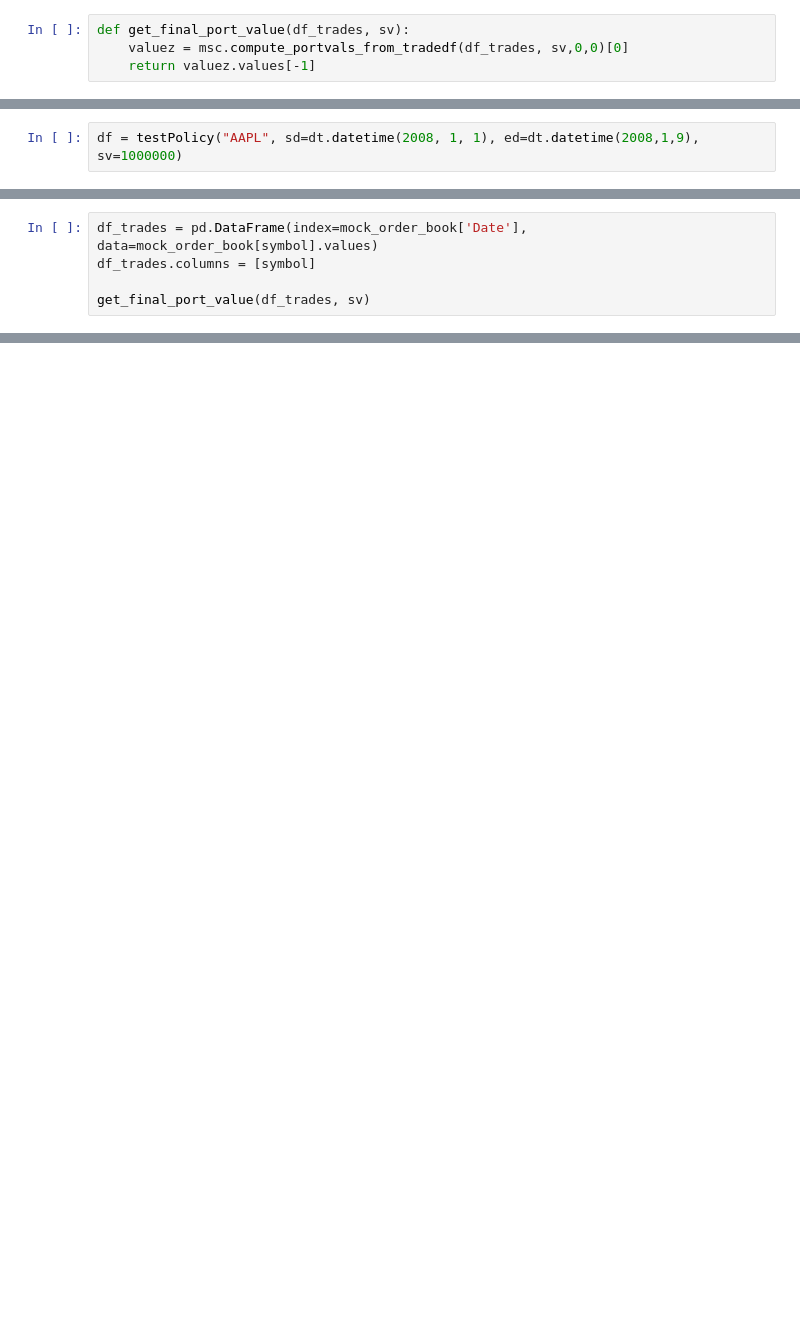
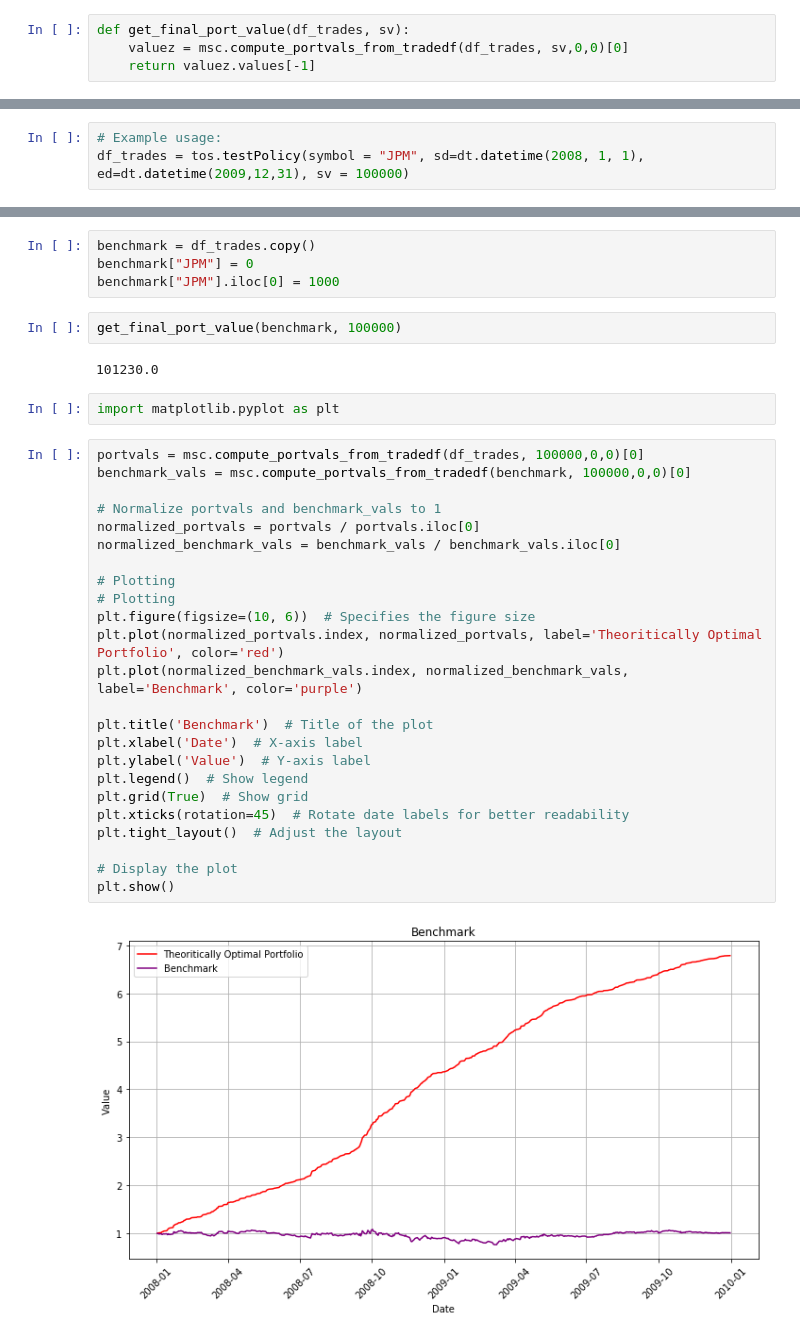
Before and after one commit to Mechasparrow/ml4t_indicator_evaluation, a Jupyter notebook: testing.ipynb, the cells around one changed output, grey strips where cells are left out. Drawn from its saved outputs; the diff is of its cells as text; blank space fills up the shorter version.

```diff
--- a/testing.ipynb
+++ b/testing.ipynb
@@ -36,2 +19,3 @@ def testPolicy(symbol, sd, ed, sv=1000000):
 # %%
-df = testPolicy("AAPL", sd=dt.datetime(2008, 1, 1), ed=dt.datetime(2008,1,9), sv=1000000)
+# Example usage:
+df_trades = tos.testPolicy(symbol = "JPM", sd=dt.datetime(2008, 1, 1), ed=dt.datetime(2009,12,31), sv = 100000)
@@ -145,5 +21,0 @@ mock_order_book
-# %%
-df_trades = pd.DataFrame(index=mock_order_book['Date'], data=mock_order_book[symbol].values)
-df_trades.columns = [symbol]
-
-get_final_port_value(df_trades, sv)
@@ -171,0 +26,36 @@ max(final_port_values)
+# %%
+benchmark = df_trades.copy()
+benchmark["JPM"] = 0
+benchmark["JPM"].iloc[0] = 1000
+# %%
+get_final_port_value(benchmark, 100000)
+# %% [output]
+101230.0
+# %%
+import matplotlib.pyplot as plt
+# %%
+portvals = msc.compute_portvals_from_tradedf(df_trades, 100000,0,0)[0]
+benchmark_vals = msc.compute_portvals_from_tradedf(benchmark, 100000,0,0)[0]
+
+# Normalize portvals and benchmark_vals to 1
+normalized_portvals = portvals / portvals.iloc[0]
+normalized_benchmark_vals = benchmark_vals / benchmark_vals.iloc[0]
+
+# Plotting
+# Plotting
+plt.figure(figsize=(10, 6))  # Specifies the figure size
+plt.plot(normalized_portvals.index, normalized_portvals, label='Theoritically Optimal Portfolio', color='red')
+plt.plot(normalized_benchmark_vals.index, normalized_benchmark_vals, label='Benchmark', color='purple')
+
+plt.title('Benchmark')  # Title of the plot
+plt.xlabel('Date')  # X-axis label
+plt.ylabel('Value')  # Y-axis label
+plt.legend()  # Show legend
+plt.grid(True)  # Show grid
+plt.xticks(rotation=45)  # Rotate date labels for better readability
+plt.tight_layout()  # Adjust the layout
+
+# Display the plot
+plt.show()
+# %% [output]
+[figure, added]
```
Also changed, not shown: parts of 29 cells of this notebook, 4 other files.
